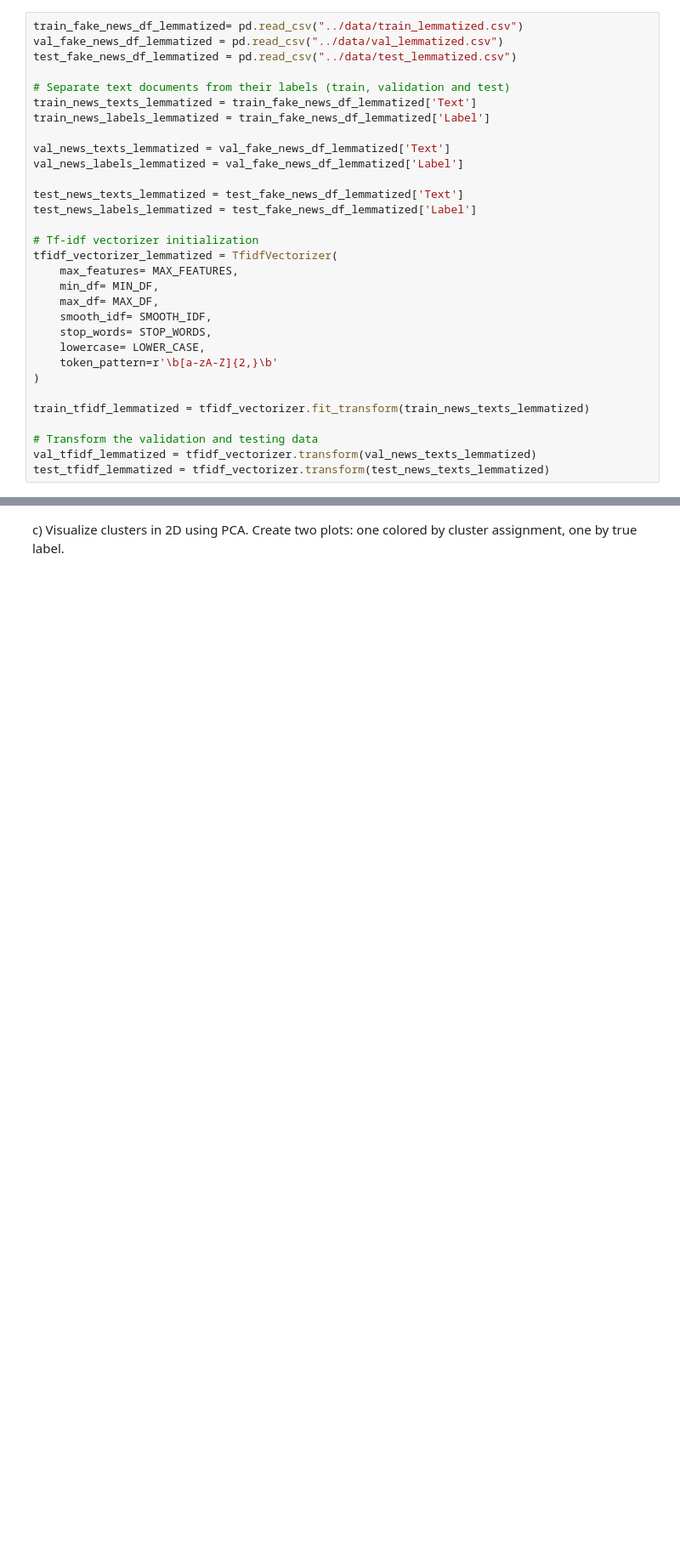
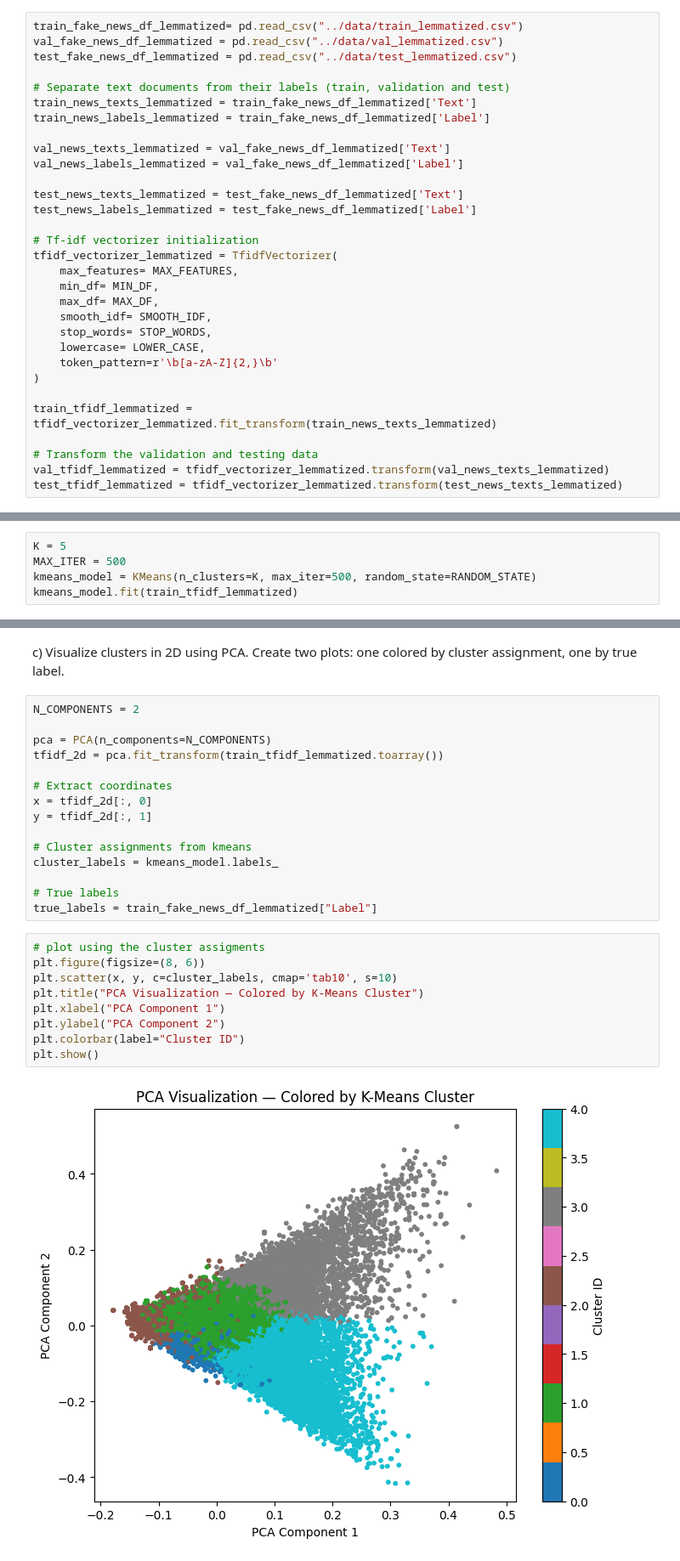
Before and after one commit to pedroMVicente/NTT_Data_merit_challenge, a Jupyter notebook: src/code/code.ipynb, the cells around one changed output, grey strips where cells are left out. Shown at 85% size. Cells and saved outputs as stored; diff of their text form; blank space fills up the shorter version.

```diff
--- a/src/code/code.ipynb
+++ b/src/code/code.ipynb
@@ -193,11 +199,11 @@ tfidf_vectorizer_lemmatized = TfidfVectorizer(
     token_pattern=r'\b[a-zA-Z]{2,}\b'
 )
 
-train_tfidf_lemmatized = tfidf_vectorizer.fit_transform(train_news_texts_lemmatized)
+train_tfidf_lemmatized = tfidf_vectorizer_lemmatized.fit_transform(train_news_texts_lemmatized)
 
 # Transform the validation and testing data
-val_tfidf_lemmatized = tfidf_vectorizer.transform(val_news_texts_lemmatized)
-test_tfidf_lemmatized = tfidf_vectorizer.transform(test_news_texts_lemmatized)
+val_tfidf_lemmatized = tfidf_vectorizer_lemmatized.transform(val_news_texts_lemmatized)
+test_tfidf_lemmatized = tfidf_vectorizer_lemmatized.transform(test_news_texts_lemmatized)
 # %% [markdown]
 b) Train the following models using 5-fold cross-validation, tune key hyperparameters systematically
 (e.g., regularization strength λ, tree depth), and document your hyperparameter search process.
@@ -1691,3 +1697,8 @@ Top 20 most important features:
 # 3 Clustering (3 points)
 # %% [markdown]
 a) Apply K-Means with K=5 on your training set.
+# %%
+K = 5
+MAX_ITER = 500
+kmeans_model = KMeans(n_clusters=K, max_iter=500, random_state=RANDOM_STATE)
+kmeans_model.fit(train_tfidf_lemmatized)
@@ -1697,3 +1764,29 @@ cluster (e.g., “political fake news”, “health misinformation”).
 # %% [markdown]
 c) Visualize clusters in 2D using PCA. Create two plots: one colored by cluster assignment, one by
 true label.
+# %%
+N_COMPONENTS = 2
+
+pca = PCA(n_components=N_COMPONENTS)
+tfidf_2d = pca.fit_transform(train_tfidf_lemmatized.toarray())
+
+# Extract coordinates
+x = tfidf_2d[:, 0]
+y = tfidf_2d[:, 1]
+
+# Cluster assignments from kmeans
+cluster_labels = kmeans_model.labels_
+
+# True labels
+true_labels = train_fake_news_df_lemmatized["Label"]
+# %%
+# plot using the cluster assigments
+plt.figure(figsize=(8, 6))
+plt.scatter(x, y, c=cluster_labels, cmap='tab10', s=10)
+plt.title("PCA Visualization — Colored by K-Means Cluster")
+plt.xlabel("PCA Component 1")
+plt.ylabel("PCA Component 2")
+plt.colorbar(label="Cluster ID")
+plt.show()
+# %% [output]
+[figure, added]
```
Also changed, not shown: parts of 4 cells of this notebook.
